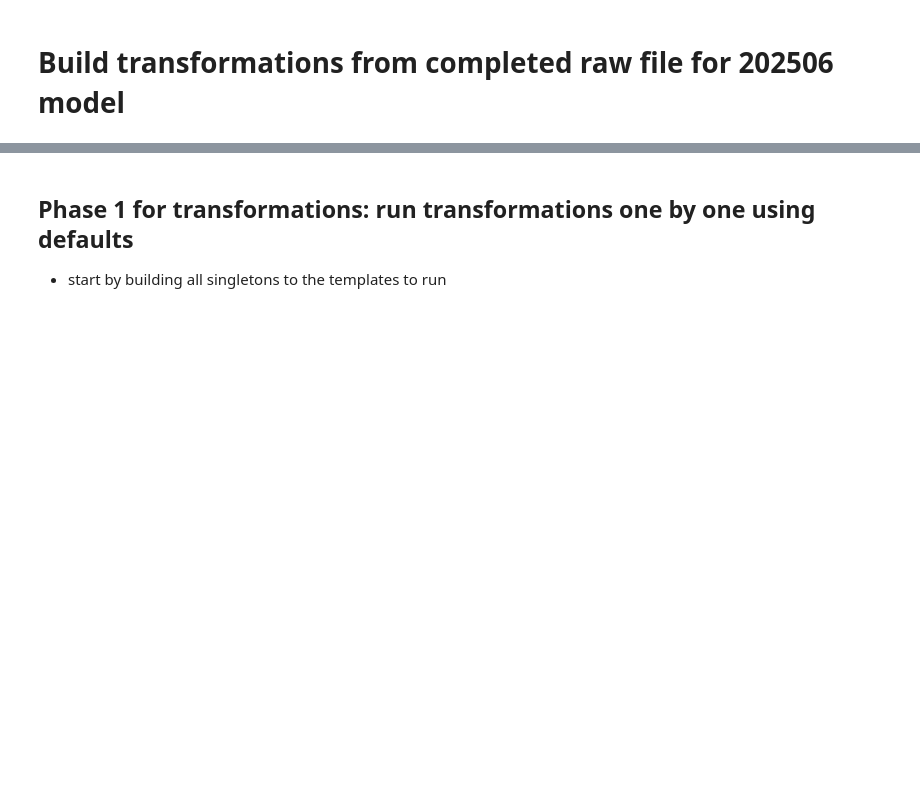
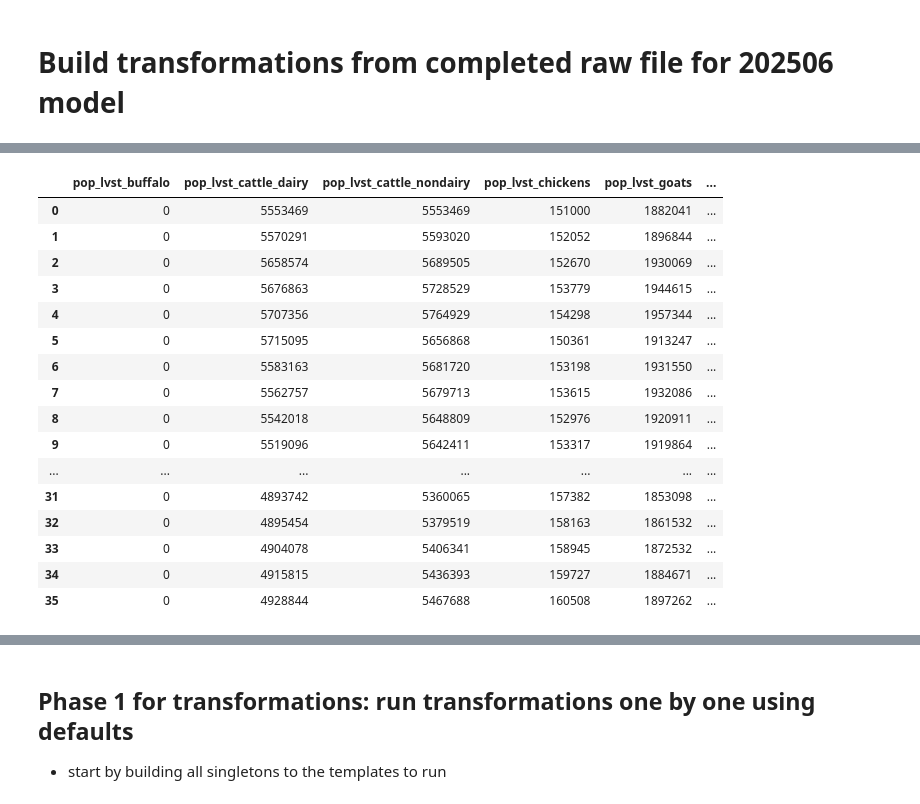
Before and after one commit to jcsyme/sisepuede_region_nbs, a Jupyter notebook: article_6_tanzania_sri_lanka_peru/peru_manager_article_6.ipynb, the cells around one changed output, grey strips where cells are left out. Cells and saved outputs as stored; diff of their text form; code cells hidden in the pictures; blank space fills up the shorter version.

```diff
--- a/article_6_tanzania_sri_lanka_peru/peru_manager_article_6.ipynb
+++ b/article_6_tanzania_sri_lanka_peru/peru_manager_article_6.ipynb
@@ -117,3 +224,29 @@ df_peru = pd.read_csv(path_data_built)
+# %%
+import sisepuede.models.afolu as mafl
+model_afolu = mafl.AFOLU(matt, )
+df_out_orig = model_afolu(df_peru, )
+# %%
+df_out_orig[[x for x in df_out_orig.columns if "emission_co2e" in x and "lvst" in x]]
+modvar_pop = matt.get_variable(model_afolu.modvar_lvst_pop)
+modvar_pop.get_from_dataframe(df_out_orig)
+# %% [output]
+|  | pop_lvst_buffalo | pop_lvst_cattle_dairy | pop_lvst_cattle_nondairy | pop_lvst_chickens | pop_lvst_goats | ... |
+| 0 | 0 | 5553469 | 5553469 | 151000 | 1882041 | ... |
+| 1 | 0 | 5570291 | 5593020 | 152052 | 1896844 | ... |
+| 2 | 0 | 5658574 | 5689505 | 152670 | 1930069 | ... |
+| 3 | 0 | 5676863 | 5728529 | 153779 | 1944615 | ... |
+| 4 | 0 | 5707356 | 5764929 | 154298 | 1957344 | ... |
+| 5 | 0 | 5715095 | 5656868 | 150361 | 1913247 | ... |
+| 6 | 0 | 5583163 | 5681720 | 153198 | 1931550 | ... |
+| 7 | 0 | 5562757 | 5679713 | 153615 | 1932086 | ... |
+| 8 | 0 | 5542018 | 5648809 | 152976 | 1920911 | ... |
+| 9 | 0 | 5519096 | 5642411 | 153317 | 1919864 | ... |
+| ... | ... | ... | ... | ... | ... | ... |
+| 31 | 0 | 4893742 | 5360065 | 157382 | 1853098 | ... |
+| 32 | 0 | 4895454 | 5379519 | 158163 | 1861532 | ... |
+| 33 | 0 | 4904078 | 5406341 | 158945 | 1872532 | ... |
+| 34 | 0 | 4915815 | 5436393 | 159727 | 1884671 | ... |
+| 35 | 0 | 4928844 | 5467688 | 160508 | 1897262 | ... |
 # %%
 import sisepuede.models.afolu as mafl
 model_afolu = mafl.AFOLU(matt, )
```
Also changed, not shown: parts of 19 cells of this notebook, 5 other files.
